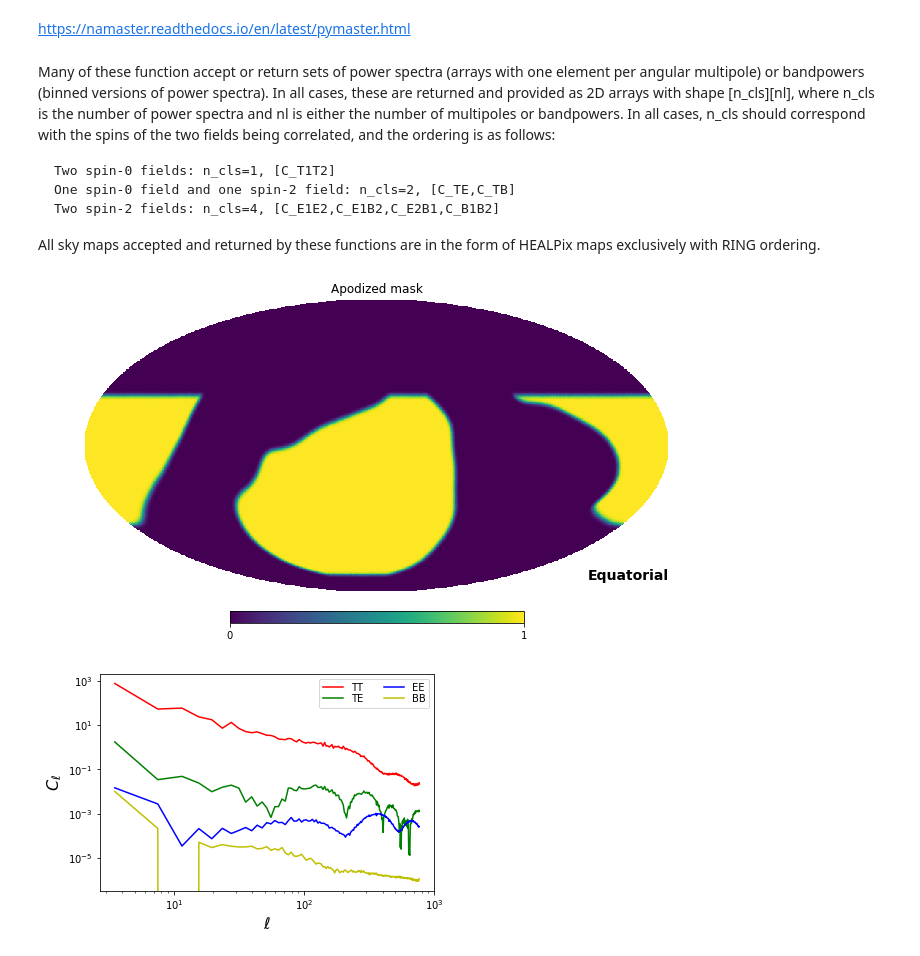
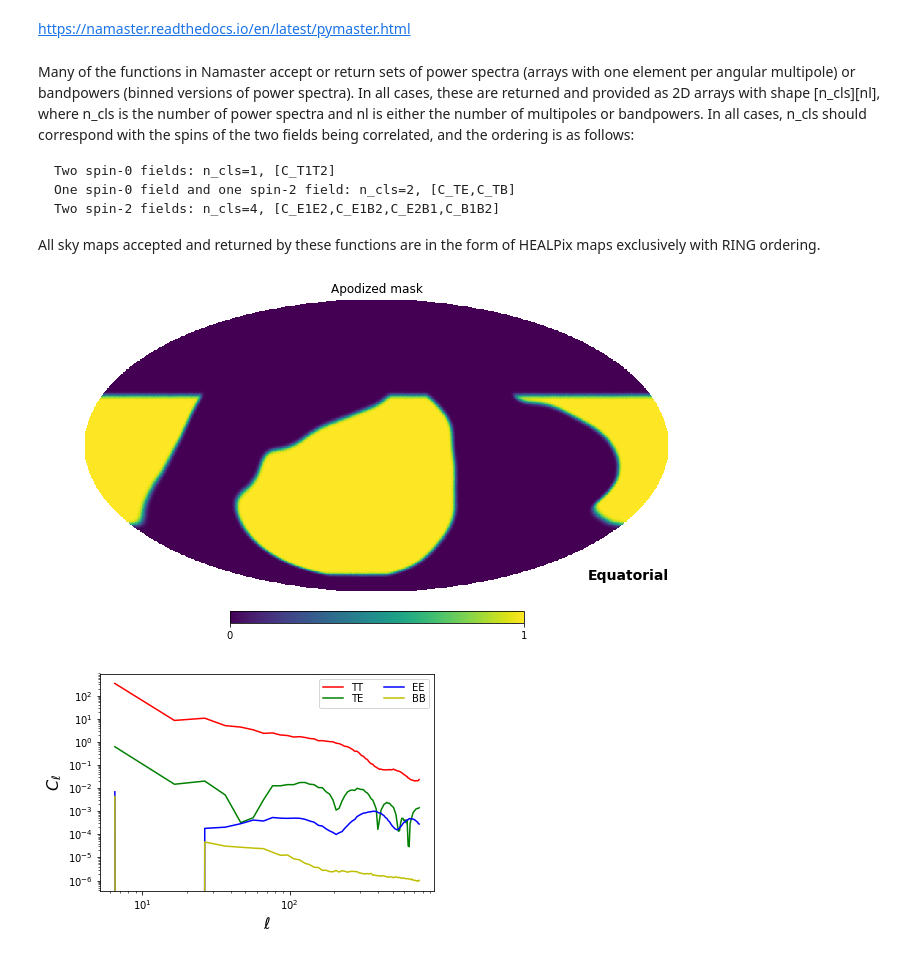
Before and after one commit to qubicsoft/qubic, a Jupyter notebook: qubic/scripts/Spectroimagery_paper/claudia/Namaster/Namaster_example_01.ipynb, the cells around one changed output. Drawn from its saved outputs; the diff is of its cells as text; code cells hidden in the pictures.

```diff
--- a/qubic/scripts/Spectroimagery_paper/claudia/Namaster/Namaster_example_01.ipynb
+++ b/qubic/scripts/Spectroimagery_paper/claudia/Namaster/Namaster_example_01.ipynb
@@ -3,7 +3,7 @@
 # %% [markdown]
 https://namaster.readthedocs.io/en/latest/pymaster.html
 # %% [markdown]
-Many of these function accept or return sets of power spectra (arrays with one element per angular multipole) or bandpowers (binned versions of power spectra). In all cases, these are returned and provided as 2D arrays with shape [n_cls][nl], where n_cls is the number of power spectra and nl is either the number of multipoles or bandpowers. In all cases, n_cls should correspond with the spins of the two fields being correlated, and the ordering is as follows:
+Many of the functions in Namaster accept or return sets of power spectra (arrays with one element per angular multipole) or bandpowers (binned versions of power spectra). In all cases, these are returned and provided as 2D arrays with shape [n_cls][nl], where n_cls is the number of power spectra and nl is either the number of multipoles or bandpowers. In all cases, n_cls should correspond with the spins of the two fields being correlated, and the ordering is as follows:
 
     Two spin-0 fields: n_cls=1, [C_T1T2]
     One spin-0 field and one spin-2 field: n_cls=2, [C_TE,C_TB]
@@ -36,33 +36,33 @@ f_0 = nmt.NmtField(mask, [hp.read_map("maps.fits", field=0, verbose=False)])
 f_2 = nmt.NmtField(mask, hp.read_map("maps.fits", field=[1, 2], verbose=False))
 
 # Initialize binning scheme with 4 ells per bandpower
 #b = nmt.NmtBin.from_nside_linear(nside, 4)
 
 #nlb: how many ell's in each bin:
-b= nmt.NmtBin(nside,nlb=4)
+b= nmt.NmtBin(nside,nlb=10)
 
 # Compute MASTER estimator
 # spin-0 x spin-0
 cl_00 = nmt.compute_full_master(f_0, f_0, b)
 # spin-0 x spin-2
 cl_02 = nmt.compute_full_master(f_0, f_2, b)
 # spin-2 x spin-2
 cl_22 = nmt.compute_full_master(f_2, f_2, b)
 
 
 
 
 # Plot results
 ell_arr = b.get_effective_ells()
 plt.plot(ell_arr, cl_00[0], 'r-', label='TT')
 plt.plot(ell_arr, np.fabs(cl_02[0]), 'g-', label='TE')
 plt.plot(ell_arr, cl_22[0], 'b-', label='EE')
 plt.plot(ell_arr, cl_22[3], 'y-', label='BB')
 plt.loglog()
 plt.xlabel('$\\ell$', fontsize=16)
 plt.ylabel('$C_\\ell$', fontsize=16)
 plt.legend(loc='upper right', ncol=2, labelspacing=0.1)
-plt.show()
+plt.show();
 # %% [output]
 [figure]
-[figure, old version]
+[figure, new version]
```
Also changed, not shown: parts of 10 cells of this notebook, 1 other file.
